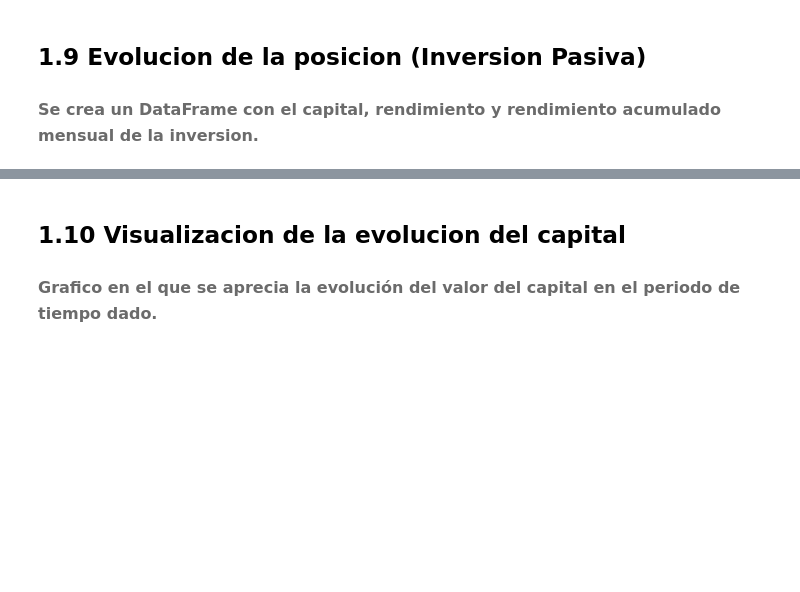
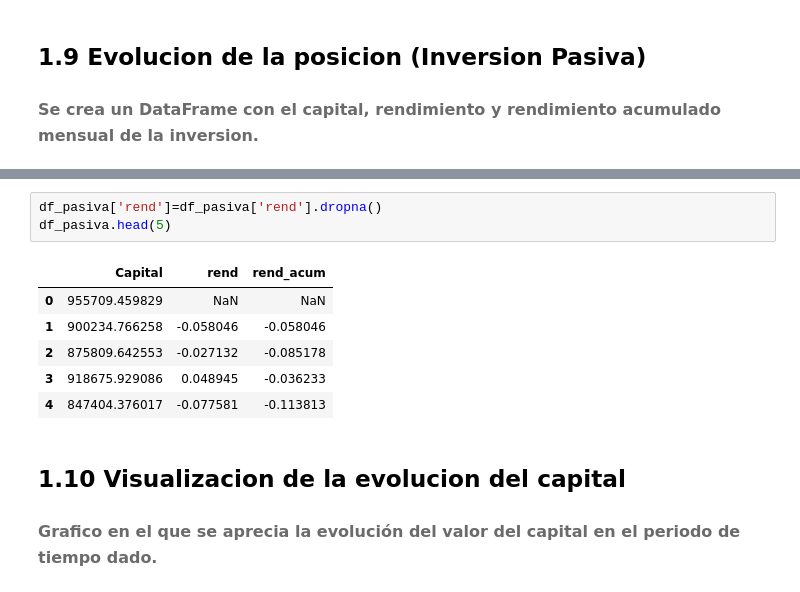
Before and after one commit to luzifi/myst_if708591_lab1, a Jupyter notebook: notebook.ipynb, the cells around one changed output, grey strips where cells are left out. Cells and saved outputs as stored; diff of their text form; blank space fills up the shorter version.

```diff
--- a/notebook.ipynb
+++ b/notebook.ipynb
@@ -150,3 +150,13 @@ ImportError: cannot import name 'df_pasiva' from 'main' (C:\Users\luzitaifi\Docu
+# %%
+df_pasiva['rend']=df_pasiva['rend'].dropna()
+df_pasiva.head(5)
+# %% [output]
+|  | Capital | rend | rend_acum |
+| 0 | 955709.459829 | NaN | NaN |
+| 1 | 900234.766258 | -0.058046 | -0.058046 |
+| 2 | 875809.642553 | -0.027132 | -0.085178 |
+| 3 | 918675.929086 | 0.048945 | -0.036233 |
+| 4 | 847404.376017 | -0.077581 | -0.113813 |
 # %% [markdown]
 ## 1.10 Visualizacion de la evolucion del capital
 ### <font color= #6B6B6B> <font size = 3> Grafico en el que se aprecia la evolución del valor del capital en el periodo de tiempo dado.  </font>
```
Also changed, not shown: parts of 7 cells of this notebook, 1 other file.
